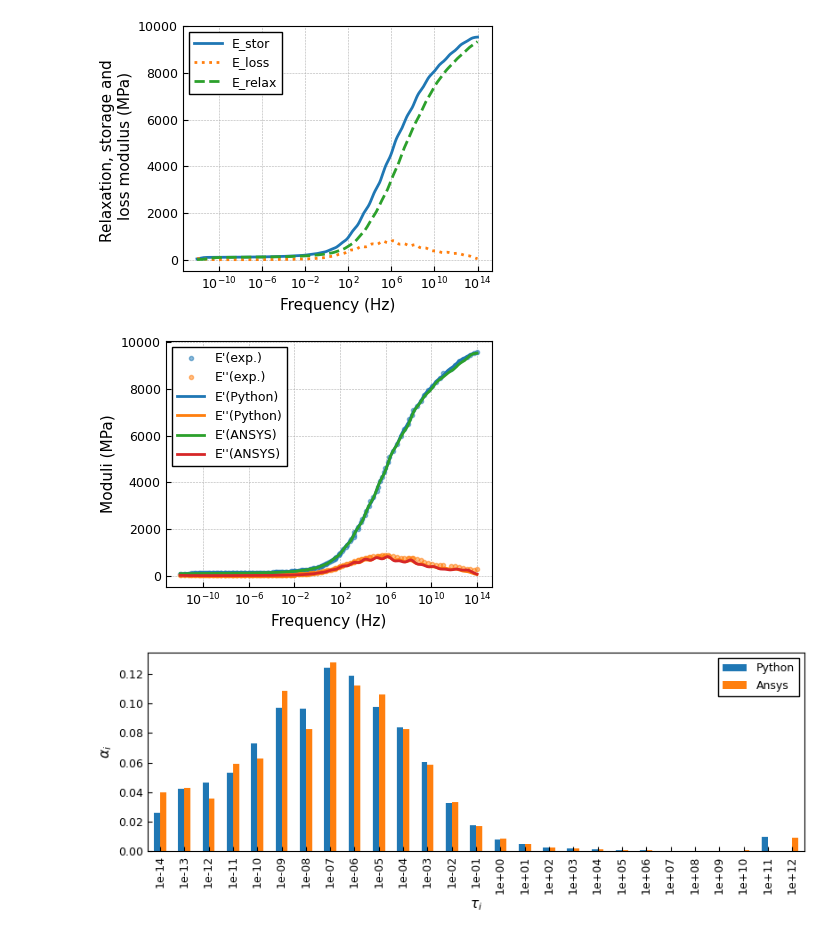
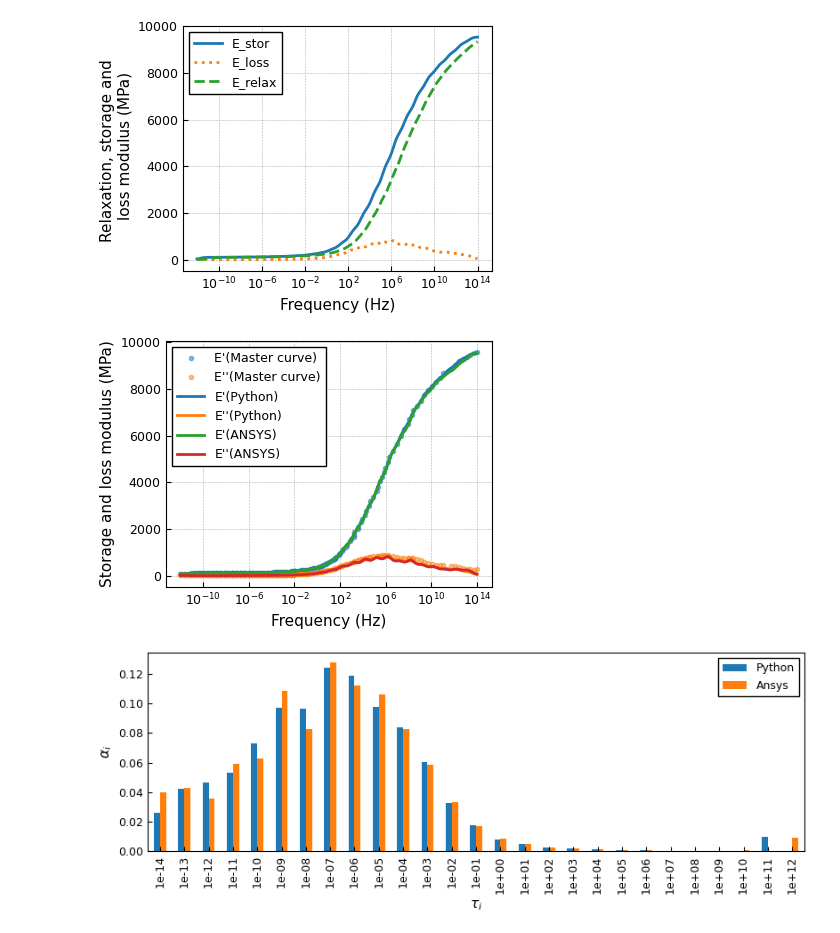
Before and after one commit to NREL/pyvisco, a Jupyter notebook: verification/verify_freq_master.ipynb, the cells around one changed output. Drawn from its saved outputs; the diff is of its cells as text; code cells hidden in the pictures.

```diff
--- a/verification/verify_freq_master.ipynb
+++ b/verification/verify_freq_master.ipynb
@@ -11,8 +11,9 @@ styles.format_fig()
 # %%
 #Load user master curve in frequency domain and user shift factors
 data = visco.load.file('./freq_master/freq_user_master.csv')
-shift = visco.load.file('./freq_master/freq_user_master_aT.csv')
+shift = visco.load.file('./freq_master/freq_user_master__shift_factors.csv')
 RefT = -5
 domain = 'freq'
-df_master = visco.load.user_master(data, domain, RefT)
+modul = 'E'
+df_master, units = visco.load.user_master(data, domain, RefT, modul)
 df_aT = visco.load.user_shift(shift)
@@ -19,9 +27,9 @@ df_aT = visco.load.user_shift(shift)
 # %%
 #Shift functions
 df_WLF = visco.shift.fit_WLF(df_master.RefT, df_aT)
-df_poly = visco.shift.fit_poly(df_aT)
+df_poly_C, df_poly_K = visco.shift.fit_poly(df_aT)
 
-fig_shift, df_shift = visco.shift.plot(df_aT, df_WLF, df_poly)
+fig_shift, df_shift = visco.shift.plot(df_aT, df_WLF, df_poly_C)
 # %% [output]
 [figure]
 # %%
@@ -51,12 +59,12 @@ fig_GMaxw = visco.prony.plot_GMaxw(df_GMaxw);
 # %%
 #Compare Python fit with ANSYS APDL
 df_prony_ANSYS = visco.verify.load_prony_ANSYS('./freq_master/prony_terms.MPL')
 prony_ANSYS = visco.verify.prep_prony_ANSYS(df_prony_ANSYS, prony)
 nprony = prony_ANSYS['df_terms'].shape[0]
 df_GMaxw_ANSYS = visco.prony.calc_GMaxw(**prony_ANSYS, decades = nprony)
-fig_fit_ANSYS = visco.verify.plot_fit_ANSYS(df_master, df_GMaxw, df_GMaxw_ANSYS)
+fig_fit_ANSYS = visco.verify.plot_fit_ANSYS(df_master, df_GMaxw, df_GMaxw_ANSYS, units)
 # %% [output]
-[figure, old version]
+[figure, new version]
 # %%
 fig_coeff = visco.prony.plot_param([prony, prony_ANSYS], ['Python', 'Ansys'])
 # %% [output]
```
Also changed, not shown: parts of 7 cells of this notebook, 16 other files.
